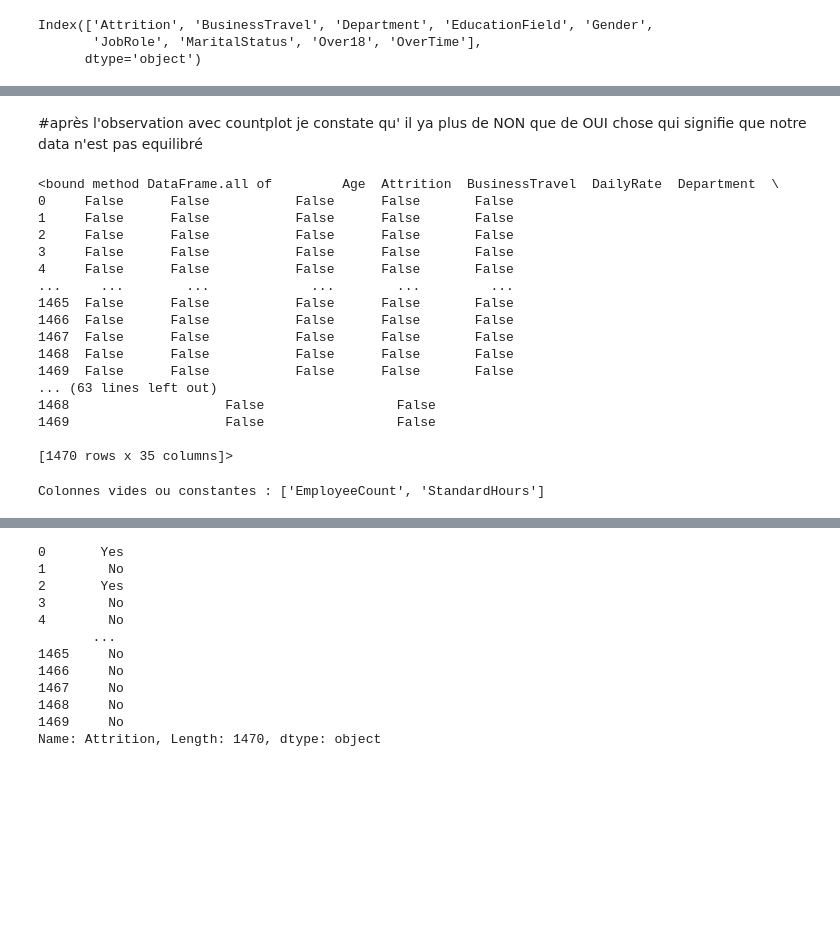
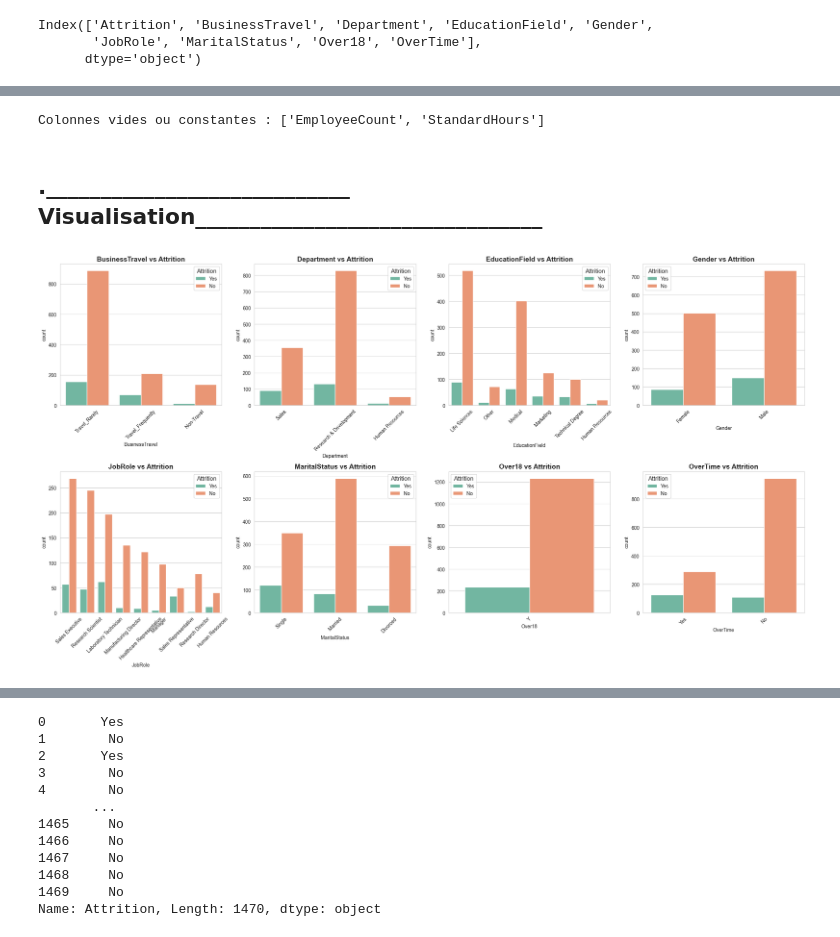
Before and after one commit to mariambenali/RetentionAI-Smart-HR-Assistant-for-Predicting-Employee-Turnover, a Jupyter notebook: Machine_learning/EDA.ipynb, the cells around one changed output, grey strips where cells are left out. Drawn from its saved outputs; the diff is of its cells as text; code cells hidden in the pictures; blank space fills up the shorter version.

```diff
--- a/Machine_learning/EDA.ipynb
+++ b/Machine_learning/EDA.ipynb
@@ -156,28 +146,3 @@ plt.show()
-# %% [markdown]
-#après l'observation avec countplot je constate qu' il ya plus de NON que de OUI chose qui signifie que notre data n'est pas equilibré
-# %%
-#verifier si on a des colums vide
-df.isna().all
-
-#on constate qu'il ya 3 columns manqués
-# %% [output]
-<bound method DataFrame.all of         Age  Attrition  BusinessTravel  DailyRate  Department  \
-0     False      False           False      False       False
-1     False      False           False      False       False
-2     False      False           False      False       False
-3     False      False           False      False       False
-4     False      False           False      False       False
-...     ...        ...             ...        ...         ...
-1465  False      False           False      False       False
-1466  False      False           False      False       False
-1467  False      False           False      False       False
-1468  False      False           False      False       False
-1469  False      False           False      False       False
-... (63 lines left out)
-1468                    False                 False
-1469                    False                 False
-
-[1470 rows x 35 columns]>
 # %%
 #afficher les noms des columns vides
 
@@ -189,3 +154,28 @@ Colonnes vides ou constantes : ['EmployeeCount', 'StandardHours']
 # %%
 df = df.copy()
 df = df.drop(columns=empty_cols)
+# %% [markdown]
+## .____________________________ Visualisation________________________________
+# %%
+import matplotlib.pyplot as plt
+import seaborn as sns
+
+sns.set_style("whitegrid")
+sns.set_palette("Set2")
+
+cols = ['BusinessTravel', 'Department', 'EducationField', 'Gender',
+        'JobRole', 'MaritalStatus', 'Over18', 'OverTime']
+
+fig, axes = plt.subplots(2, 4, figsize=(22, 12))
+axes = axes.flatten()
+
+for i, col in enumerate(cols):
+    sns.countplot(x=col, hue='Attrition', data=df, ax=axes[i])
+    axes[i].set_title(f'{col} vs Attrition', fontsize=14, fontweight='bold')
+    axes[i].tick_params(axis='x', rotation=45, labelsize=10)
+    axes[i].legend(title='Attrition', fontsize=10, title_fontsize=12)
+
+plt.tight_layout()
+plt.show()
+# %% [output]
+[figure, added]
```
Also changed, not shown: parts of 19 cells of this notebook, 1 other file.
